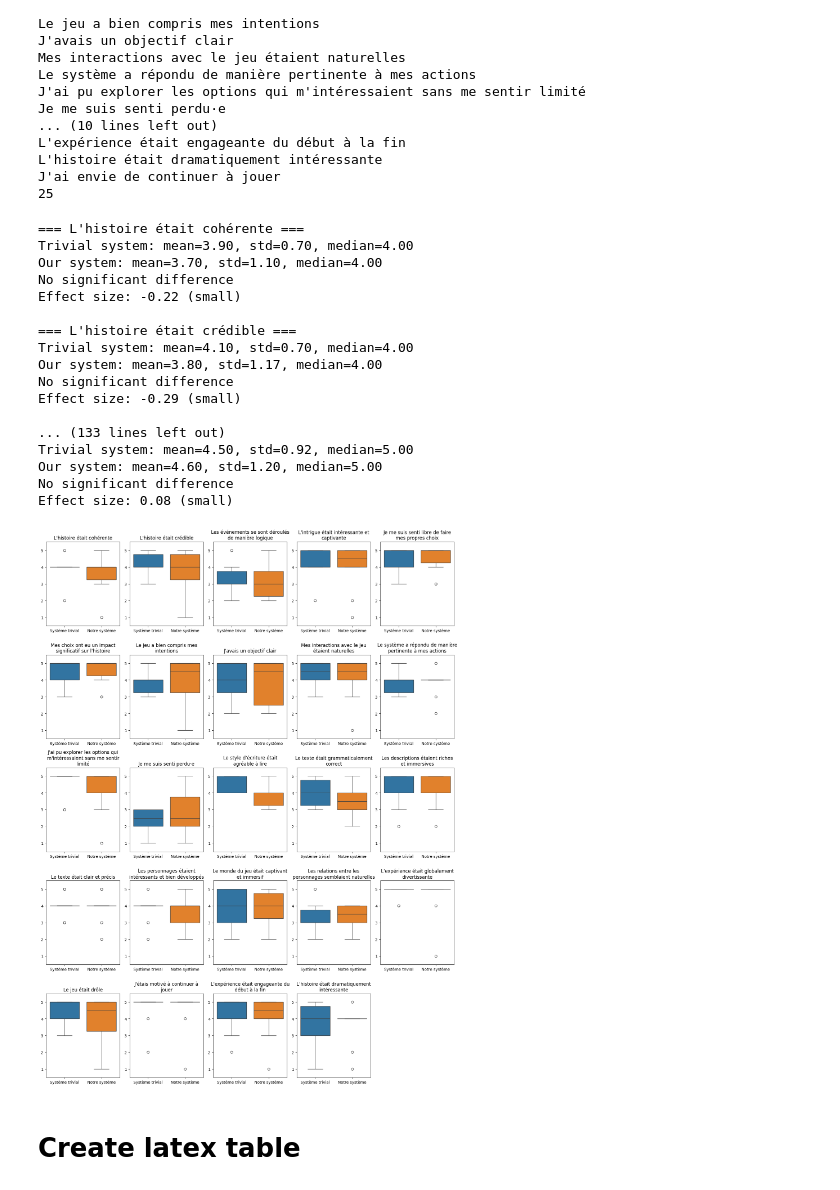
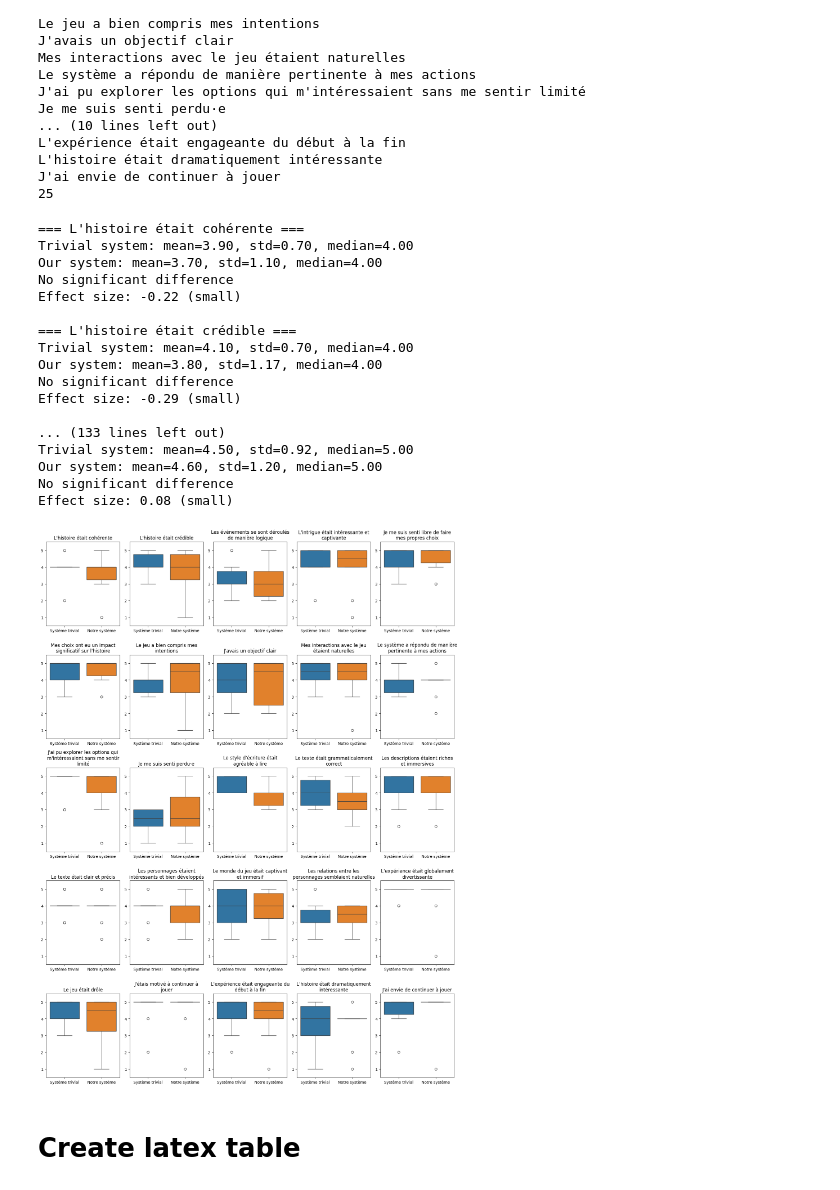
Before and after one commit to florian-rieder/procedural-stories, a Jupyter notebook: analysis/visualize_results.ipynb, the cells around one changed output. Saved outputs shown, nothing was run; the diff lists cells and outputs as text; code cells hidden in the pictures.

```diff
--- a/analysis/visualize_results.ipynb
+++ b/analysis/visualize_results.ipynb
@@ -263,35 +263,35 @@ for idx, question in enumerate(questions):
     # Set integer ticks from 1 to 5
     axes[idx].set_yticks([1, 2, 3, 4, 5])
     # Set y-axis limits to compress the plot
     axes[idx].set_ylim(0.5, 5.5)
 
 
 # fig.delaxes(axes[-3])
 # fig.delaxes(axes[-2])
-fig.delaxes(axes[-1])
+# fig.delaxes(axes[-1])
 
 # Adjust layout to prevent overlap
 plt.tight_layout()
 plt.show()
 # %% [output]
 === L'histoire était cohérente ===
 Trivial system: mean=3.90, std=0.70, median=4.00
 Our system: mean=3.70, std=1.10, median=4.00
 No significant difference
 Effect size: -0.22 (small)
 
 === L'histoire était crédible ===
 Trivial system: mean=4.10, std=0.70, median=4.00
 Our system: mean=3.80, std=1.17, median=4.00
 No significant difference
 Effect size: -0.29 (small)
 
 ... (133 lines left out)
 Trivial system: mean=4.50, std=0.92, median=5.00
 Our system: mean=4.60, std=1.20, median=5.00
 No significant difference
 Effect size: 0.08 (small)
-[figure, old version]
+[figure, new version]
 # %% [markdown]
 # Create latex table
 # %%
```
